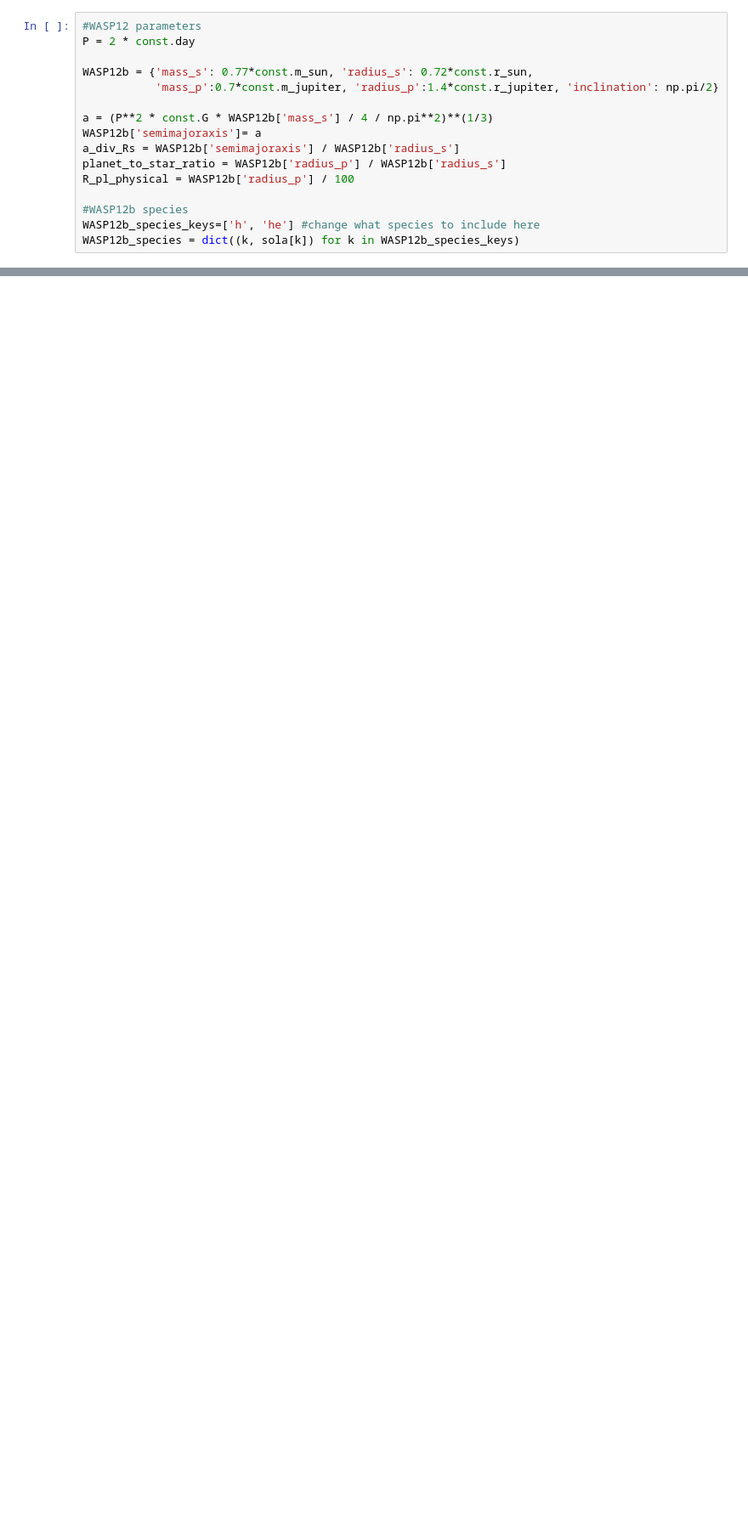
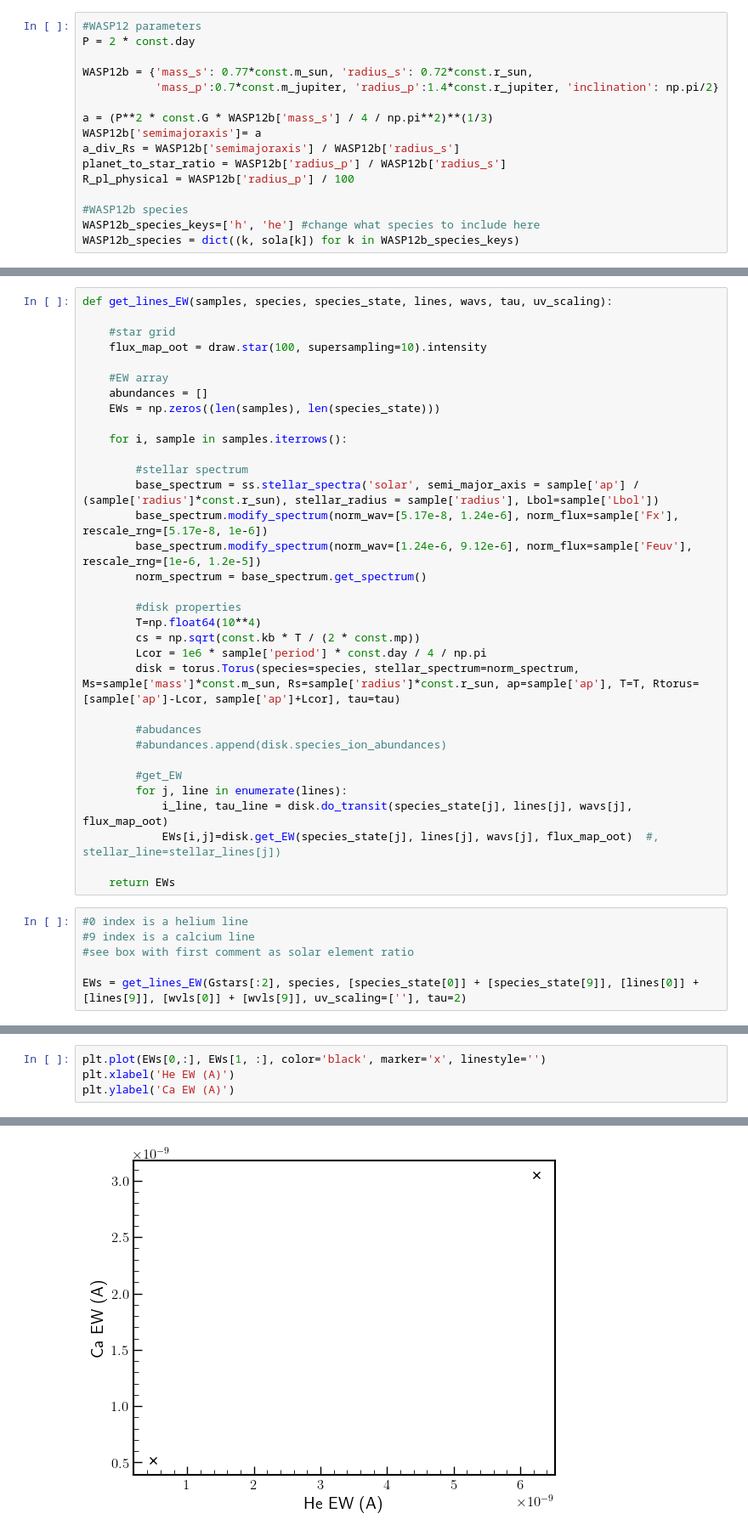
Before and after one commit to eschreyer/torus, a Jupyter notebook: Astro9_Starter_Notebook.ipynb, the cells around one changed output, grey strips where cells are left out. Shown: that part at 85% size. Saved outputs shown, nothing was run; the diff lists cells and outputs as text; blank space fills up the shorter version.

```diff
--- a/Astro9_Starter_Notebook.ipynb
+++ b/Astro9_Starter_Notebook.ipynb
@@ -76,0 +166,39 @@ Text(0.5, 0, 'wavelength')
+# %%
+def get_lines_EW(samples, species, species_state, lines, wavs, tau, uv_scaling):
+
+    #star grid
+    flux_map_oot = draw.star(100, supersampling=10).intensity
+
+    #EW array
+    abundances = []
+    EWs = np.zeros((len(samples), len(species_state)))
+
+    for i, sample in samples.iterrows():
+
+        #stellar spectrum
+        base_spectrum = ss.stellar_spectra('solar', semi_major_axis = sample['ap'] / (sample['radius']*const.r_sun), stellar_radius = sample['radius'], Lbol=sample['Lbol'])
+        base_spectrum.modify_spectrum(norm_wav=[5.17e-8, 1.24e-6], norm_flux=sample['Fx'], rescale_rng=[5.17e-8, 1e-6])
+        base_spectrum.modify_spectrum(norm_wav=[1.24e-6, 9.12e-6], norm_flux=sample['Feuv'], rescale_rng=[1e-6, 1.2e-5])
+        norm_spectrum = base_spectrum.get_spectrum()
+
+        #disk properties
+        T=np.float64(10**4)
+        cs = np.sqrt(const.kb * T / (2 * const.mp))
+        Lcor = 1e6 * sample['period'] * const.day / 4 / np.pi
+        disk = torus.Torus(species=species, stellar_spectrum=norm_spectrum, Ms=sample['mass']*const.m_sun, Rs=sample['radius']*const.r_sun, ap=sample['ap'], T=T, Rtorus=[sample['ap']-Lcor, sample['ap']+Lcor], tau=tau)
+
+        #abudances
+        #abundances.append(disk.species_ion_abundances)
+
+        #get_EW
+        for j, line in enumerate(lines):
+            i_line, tau_line = disk.do_transit(species_state[j], lines[j], wavs[j], flux_map_oot)
+            EWs[i,j]=disk.get_EW(species_state[j], lines[j], wavs[j], flux_map_oot)  #, stellar_line=stellar_lines[j])
+
+    return EWs
+# %%
+#0 index is a helium line
+#9 index is a calcium line
+#see box with first comment as solar element ratio
+
+EWs = get_lines_EW(Gstars[:2], species, [species_state[0]] + [species_state[9]], [lines[0]] + [lines[9]], [wvls[0]] + [wvls[9]], uv_scaling=[''], tau=2)
@@ -76,0 +208,5 @@ Text(0.5, 0, 'wavelength')
+# %%
+plt.plot(EWs[0,:], EWs[1, :], color='black', marker='x', linestyle='')
+plt.xlabel('He EW (A)')
+plt.ylabel('Ca EW (A)')
+# %% [output]
@@ -76,0 +214 @@ Text(0.5, 0, 'wavelength')
+[figure, added]
```
Also changed, not shown: parts of 16 cells of this notebook, 1 other file.
